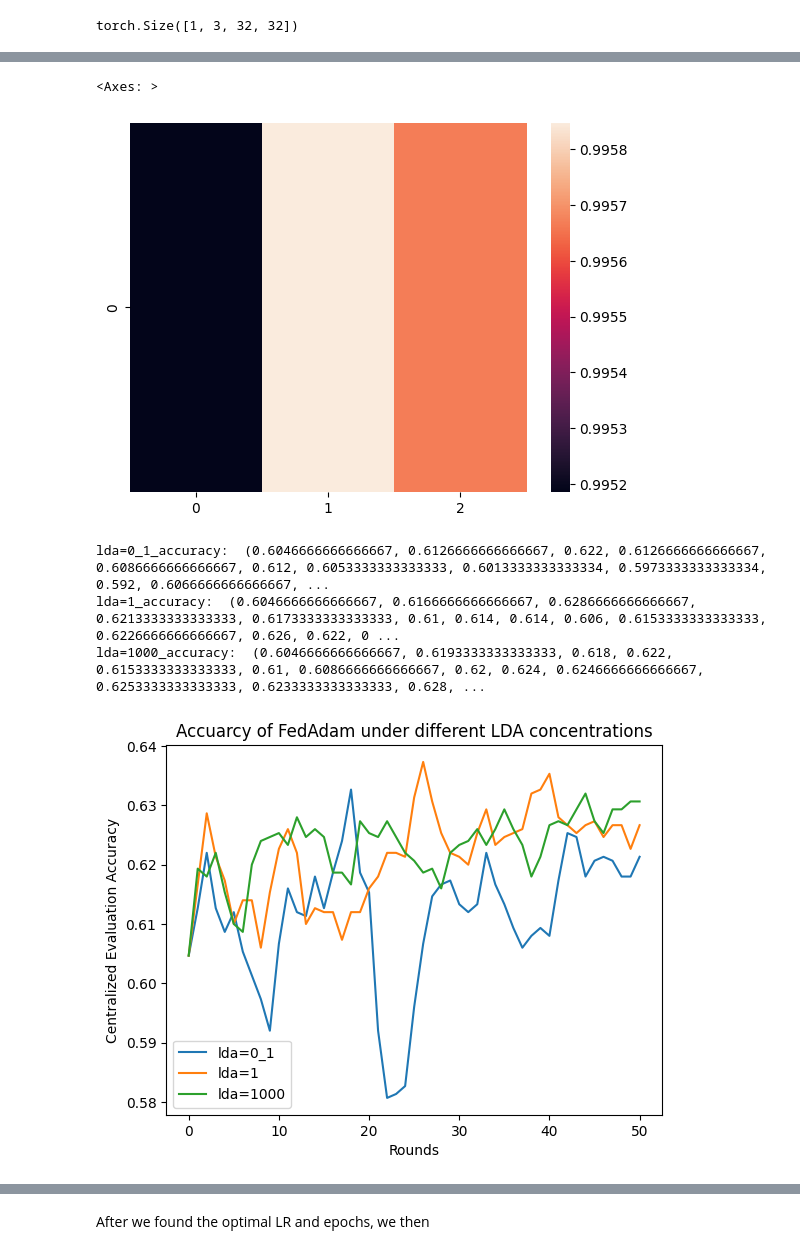
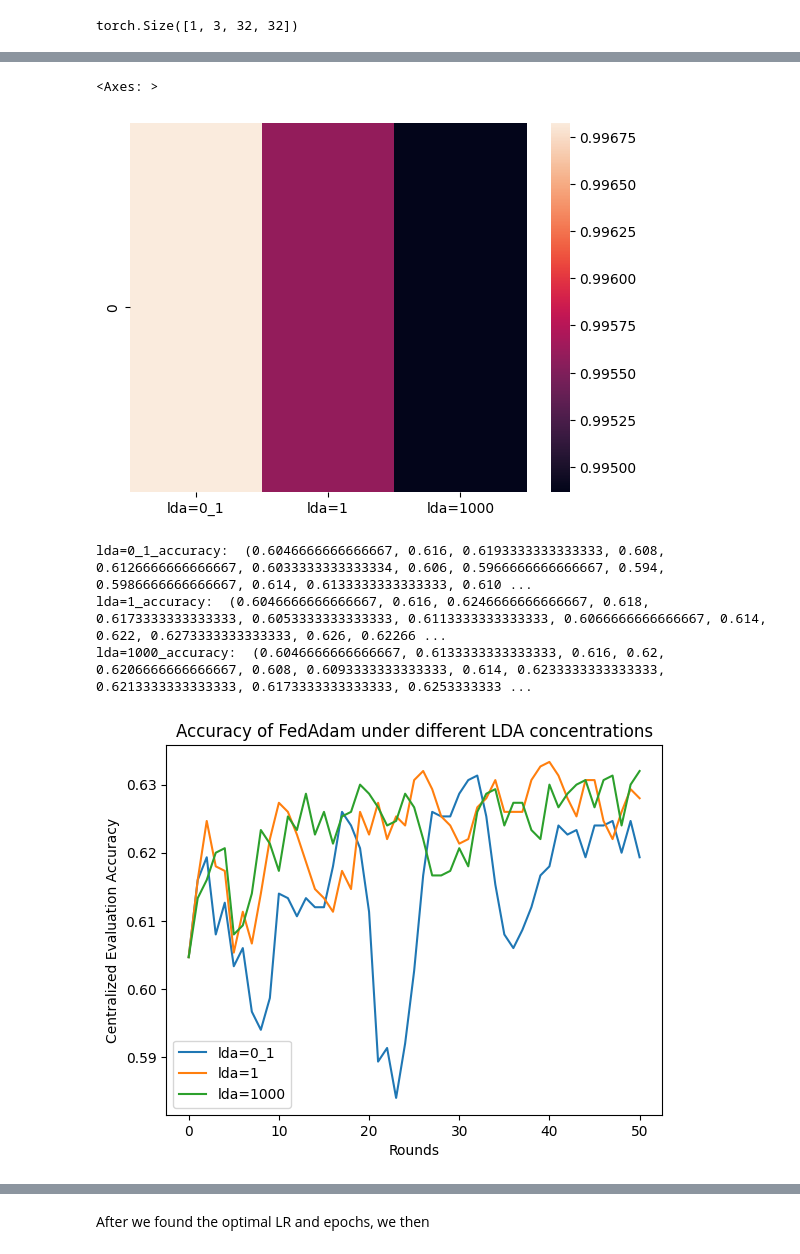
Before and after one commit to Tyv217/L361-Federated-Learning, a Jupyter notebook: projects/project.ipynb, the cells around one changed output, grey strips where cells are left out. Cells and saved outputs as stored; diff of their text form; code cells hidden in the pictures.

```diff
--- a/projects/project.ipynb
+++ b/projects/project.ipynb
@@ -2037,7 +2037,7 @@ plt.legend()
 plt.show()
 # %%
 optimal_fedadam_server_lr = 1e-3
-optimal_fedadam_client_lr = 1e-3
+optimal_fedadam_client_lr = 4e-4
 optimal_fedadam_epochs = 8
 # %%
 from flwr.server.strategy import FedAdam, FedYogi
@@ -2208,24 +2263,24 @@ similarities_with_original
 # %%
 similarities_with_original = [similarities_with_original]
-
-sns.heatmap(similarities_with_original)
+xlabel = ["lda=" + i for i in lda_concentration_string]
+sns.heatmap(similarities_with_original, xticklabels = xlabel)
 # %% [output]
 <Axes: >
-[figure, old version]
+[figure, new version]
 # %%
 for key in fifty_round_hist_fedadam.keys():
   history = fifty_round_hist_fedadam[key][1]
   plot_metric(history, "accuracy", "lda=" + str(key), distributed = False)
-plt.title("Accuarcy of FedAdam under different LDA concentrations")
+plt.title("Accuracy of FedAdam under different LDA concentrations")
 plt.xlabel("Rounds")
 plt.ylabel("Centralized Evaluation Accuracy")
 plt.legend()
 plt.show()
 # %% [output]
-lda=0_1_accuracy:  (0.6046666666666667, 0.6126666666666667, 0.622, 0.6126666666666667, 0.6086666666666667, 0.612, 0.6053333333333333, 0.6013333333333334, 0.5973333333333334, 0.592, 0.6066666666666667, ...
-lda=1_accuracy:  (0.6046666666666667, 0.6166666666666667, 0.6286666666666667, 0.6213333333333333, 0.6173333333333333, 0.61, 0.614, 0.614, 0.606, 0.6153333333333333, 0.6226666666666667, 0.626, 0.622, 0 ...
-lda=1000_accuracy:  (0.6046666666666667, 0.6193333333333333, 0.618, 0.622, 0.6153333333333333, 0.61, 0.6086666666666667, 0.62, 0.624, 0.6246666666666667, 0.6253333333333333, 0.6233333333333333, 0.628, ...
+lda=0_1_accuracy:  (0.6046666666666667, 0.616, 0.6193333333333333, 0.608, 0.6126666666666667, 0.6033333333333334, 0.606, 0.5966666666666667, 0.594, 0.5986666666666667, 0.614, 0.6133333333333333, 0.610 ...
+lda=1_accuracy:  (0.6046666666666667, 0.616, 0.6246666666666667, 0.618, 0.6173333333333333, 0.6053333333333333, 0.6113333333333333, 0.6066666666666667, 0.614, 0.622, 0.6273333333333333, 0.626, 0.62266 ...
+lda=1000_accuracy:  (0.6046666666666667, 0.6133333333333333, 0.616, 0.62, 0.6206666666666667, 0.608, 0.6093333333333333, 0.614, 0.6233333333333333, 0.6213333333333333, 0.6173333333333333, 0.6253333333 ...
-[figure, old version]
+[figure, new version]
 # %%
 for key in fifty_round_hist_fedadam.keys():
   history = fifty_round_hist_fedadam[key][1]
```
Also changed, not shown: parts of 10 cells of this notebook.
